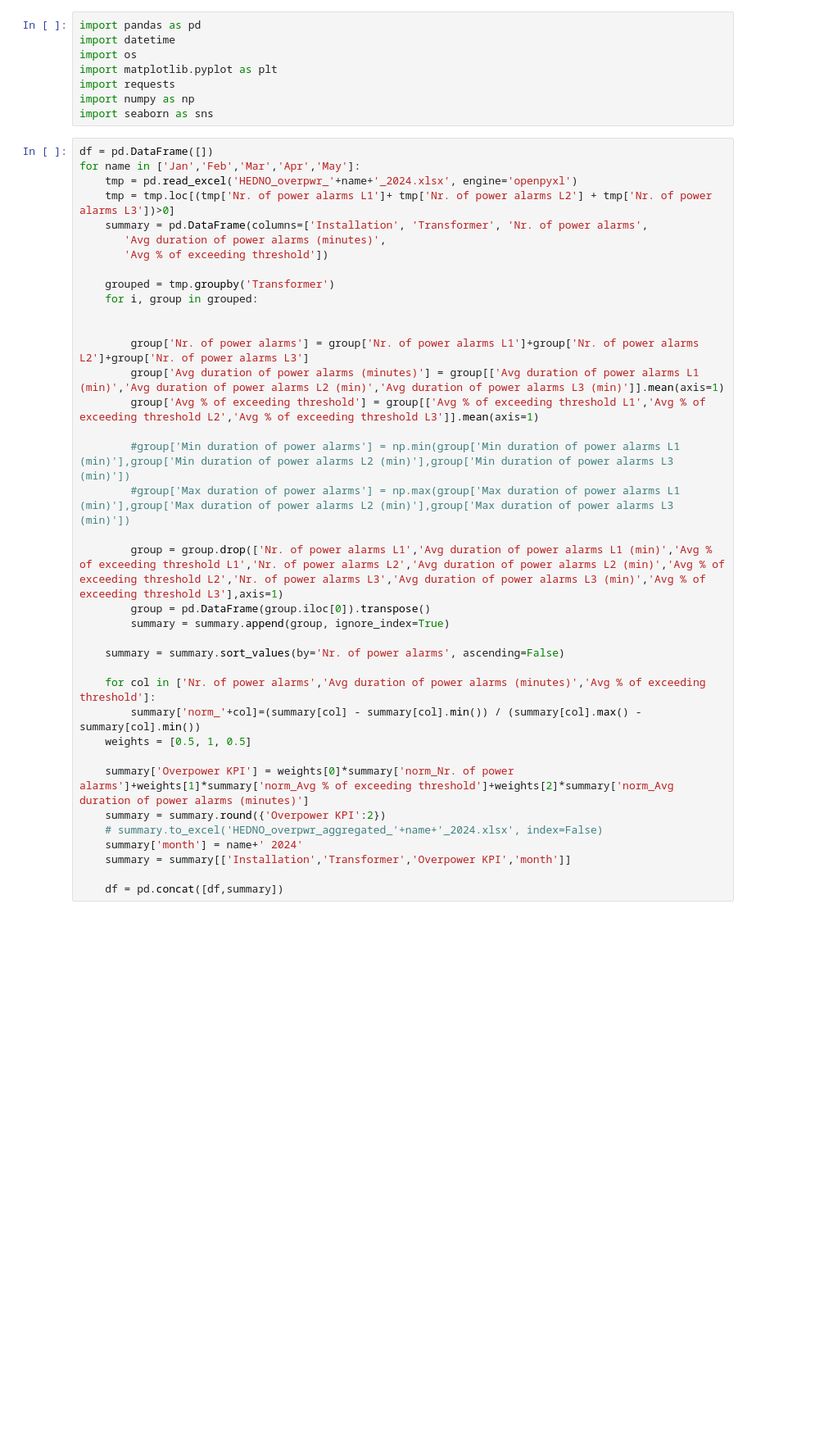
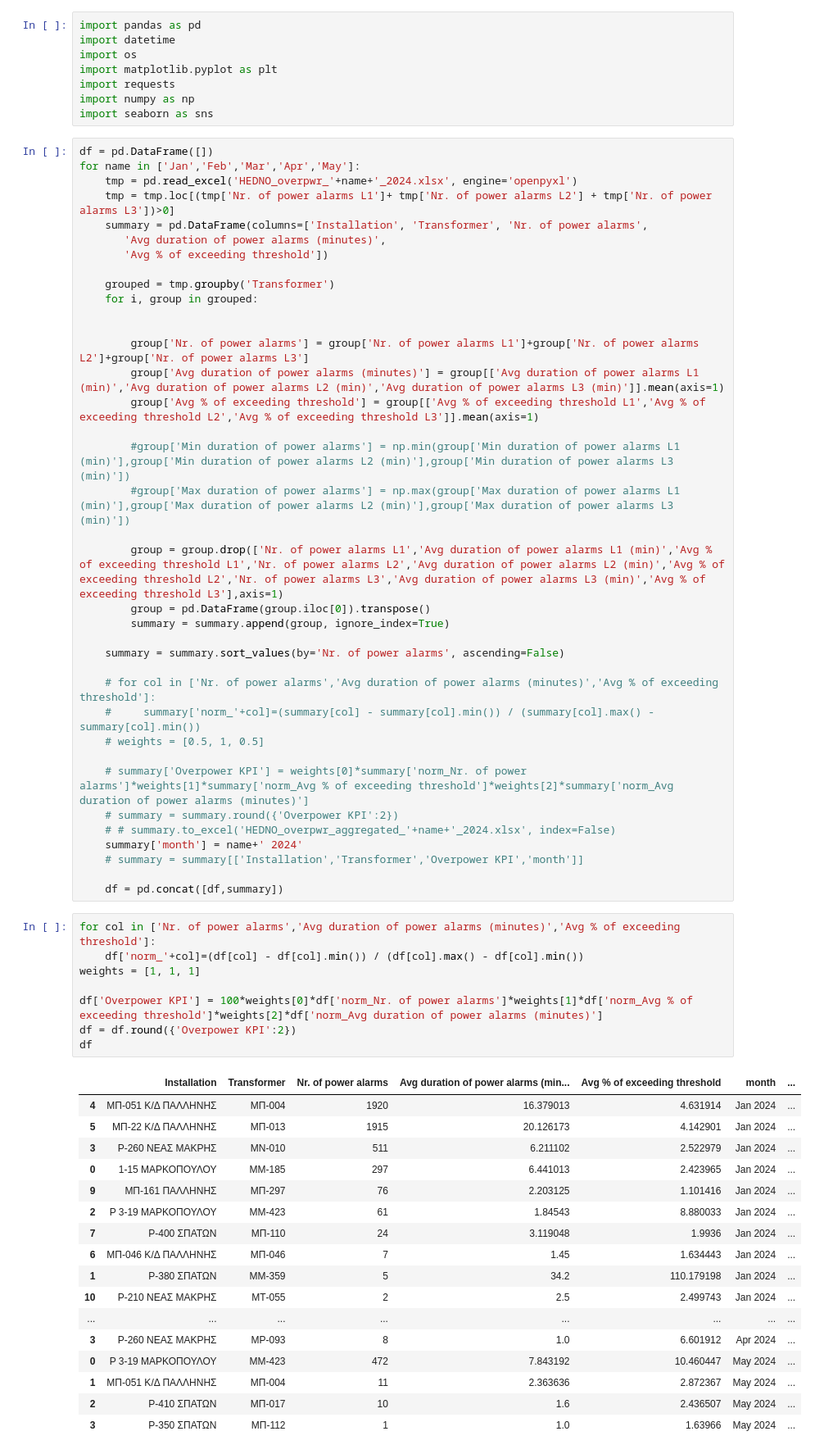
Before and after one commit to AimiliaPapagiannaki/thingsboard, a Jupyter notebook: mi6/HEDNOKPIs/convolutedKPIs/plotKPIs.ipynb, the cells around one changed output. Shown at 82% size. Drawn from its saved outputs; the diff is of its cells as text; blank space fills up the shorter version.

```diff
--- a/mi6/HEDNOKPIs/convolutedKPIs/plotKPIs.ipynb
+++ b/mi6/HEDNOKPIs/convolutedKPIs/plotKPIs.ipynb
@@ -32,17 +32,43 @@ for name in ['Jan','Feb','Mar','Apr','May']:
 
     summary = summary.sort_values(by='Nr. of power alarms', ascending=False)
 
-    for col in ['Nr. of power alarms','Avg duration of power alarms (minutes)','Avg % of exceeding threshold']:
-        summary['norm_'+col]=(summary[col] - summary[col].min()) / (summary[col].max() - summary[col].min())
-    weights = [0.5, 1, 0.5]
+    # for col in ['Nr. of power alarms','Avg duration of power alarms (minutes)','Avg % of exceeding threshold']:
+    #     summary['norm_'+col]=(summary[col] - summary[col].min()) / (summary[col].max() - summary[col].min())
+    # weights = [0.5, 1, 0.5]
 
-    summary['Overpower KPI'] = weights[0]*summary['norm_Nr. of power alarms']+weights[1]*summary['norm_Avg % of exceeding threshold']+weights[2]*summary['norm_Avg duration of power alarms (minutes)']
-    summary = summary.round({'Overpower KPI':2})
-    # summary.to_excel('HEDNO_overpwr_aggregated_'+name+'_2024.xlsx', index=False)
+    # summary['Overpower KPI'] = weights[0]*summary['norm_Nr. of power alarms']*weights[1]*summary['norm_Avg % of exceeding threshold']*weights[2]*summary['norm_Avg duration of power alarms (minutes)']
+    # summary = summary.round({'Overpower KPI':2})
+    # # summary.to_excel('HEDNO_overpwr_aggregated_'+name+'_2024.xlsx', index=False)
     summary['month'] = name+' 2024'
-    summary = summary[['Installation','Transformer','Overpower KPI','month']]
+    # summary = summary[['Installation','Transformer','Overpower KPI','month']]
 
     df = pd.concat([df,summary])
+# %%
+for col in ['Nr. of power alarms','Avg duration of power alarms (minutes)','Avg % of exceeding threshold']:
+    df['norm_'+col]=(df[col] - df[col].min()) / (df[col].max() - df[col].min())
+weights = [1, 1, 1]
+
+df['Overpower KPI'] = 100*weights[0]*df['norm_Nr. of power alarms']*weights[1]*df['norm_Avg % of exceeding threshold']*weights[2]*df['norm_Avg duration of power alarms (minutes)']
+df = df.round({'Overpower KPI':2})
+df
+# %% [output]
+|  | Installation | Transformer | Nr. of power alarms | Avg duration of power alarms (min... | Avg % of exceeding threshold | month | ... |
+| 4 | ΜΠ-051 Κ/Δ ΠΑΛΛΗΝΗΣ | ΜΠ-004 | 1920 | 16.379013 | 4.631914 | Jan 2024 | ... |
+| 5 | ΜΠ-22 Κ/Δ ΠΑΛΛΗΝΗΣ | ΜΠ-013 | 1915 | 20.126173 | 4.142901 | Jan 2024 | ... |
+| 3 | Ρ-260 ΝΕΑΣ ΜΑΚΡΗΣ | ΜΝ-010 | 511 | 6.211102 | 2.522979 | Jan 2024 | ... |
+| 0 | 1-15 ΜΑΡΚΟΠΟΥΛΟΥ | MM-185 | 297 | 6.441013 | 2.423965 | Jan 2024 | ... |
+| 9 | ΜΠ-161 ΠΑΛΛΗΝΗΣ | ΜΠ-297 | 76 | 2.203125 | 1.101416 | Jan 2024 | ... |
+| 2 | Ρ 3-19 ΜΑΡΚΟΠΟΥΛΟΥ | ΜΜ-423 | 61 | 1.84543 | 8.880033 | Jan 2024 | ... |
+| 7 | Ρ-400 ΣΠΑΤΩΝ | ΜΠ-110 | 24 | 3.119048 | 1.9936 | Jan 2024 | ... |
+| 6 | ΜΠ-046 Κ/Δ ΠΑΛΛΗΝΗΣ | ΜΠ-046 | 7 | 1.45 | 1.634443 | Jan 2024 | ... |
+| 1 | Ρ-380 ΣΠΑΤΩΝ | MM-359 | 5 | 34.2 | 110.179198 | Jan 2024 | ... |
+| 10 | Ρ-210 ΝΕΑΣ ΜΑΚΡΗΣ | ΜΤ-055 | 2 | 2.5 | 2.499743 | Jan 2024 | ... |
+| ... | ... | ... | ... | ... | ... | ... | ... |
+| 3 | Ρ-260 ΝΕΑΣ ΜΑΚΡΗΣ | ΜΡ-093 | 8 | 1.0 | 6.601912 | Apr 2024 | ... |
+| 0 | Ρ 3-19 ΜΑΡΚΟΠΟΥΛΟΥ | ΜΜ-423 | 472 | 7.843192 | 10.460447 | May 2024 | ... |
+| 1 | ΜΠ-051 Κ/Δ ΠΑΛΛΗΝΗΣ | ΜΠ-004 | 11 | 2.363636 | 2.872367 | May 2024 | ... |
+| 2 | Ρ-410 ΣΠΑΤΩΝ | ΜΠ-017 | 10 | 1.6 | 2.436507 | May 2024 | ... |
+| 3 | Ρ-350 ΣΠΑΤΩΝ | ΜΠ-112 | 1 | 1.0 | 1.63966 | May 2024 | ... |
 # %%
 # 2D plot
 
```
Also changed, not shown: parts of 2 cells of this notebook.
